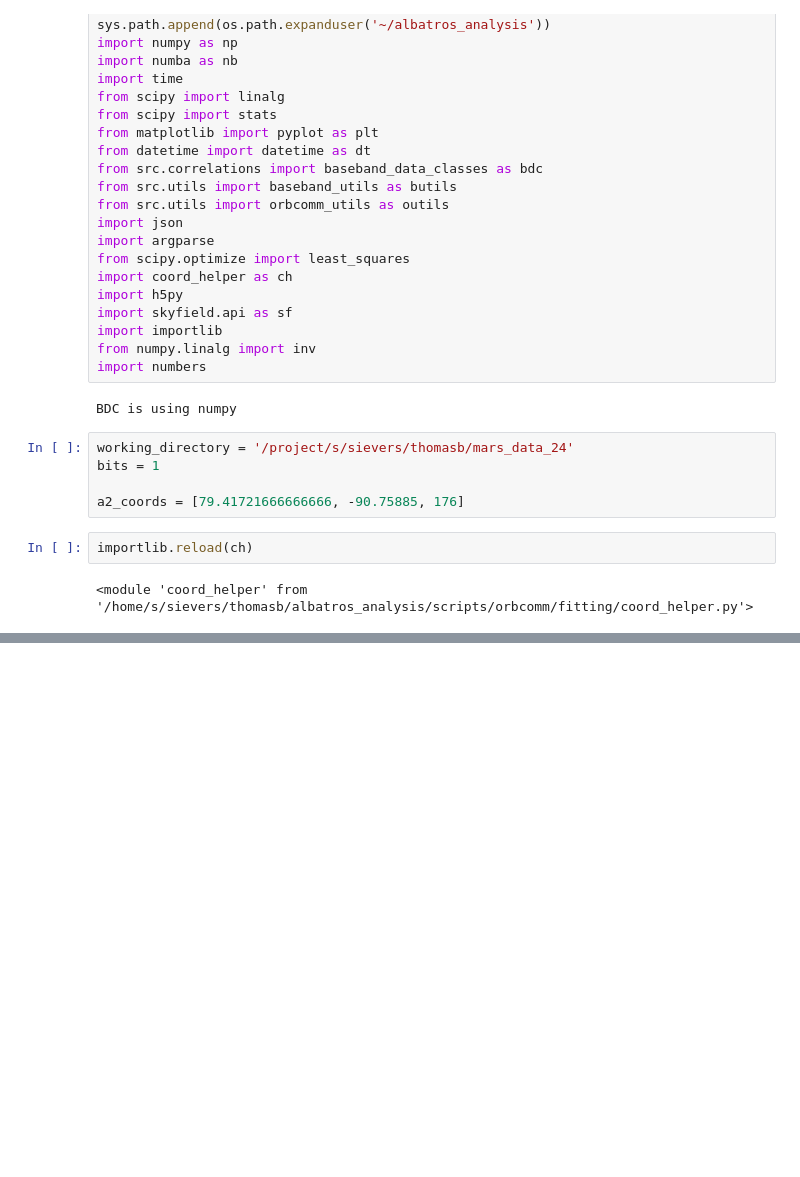
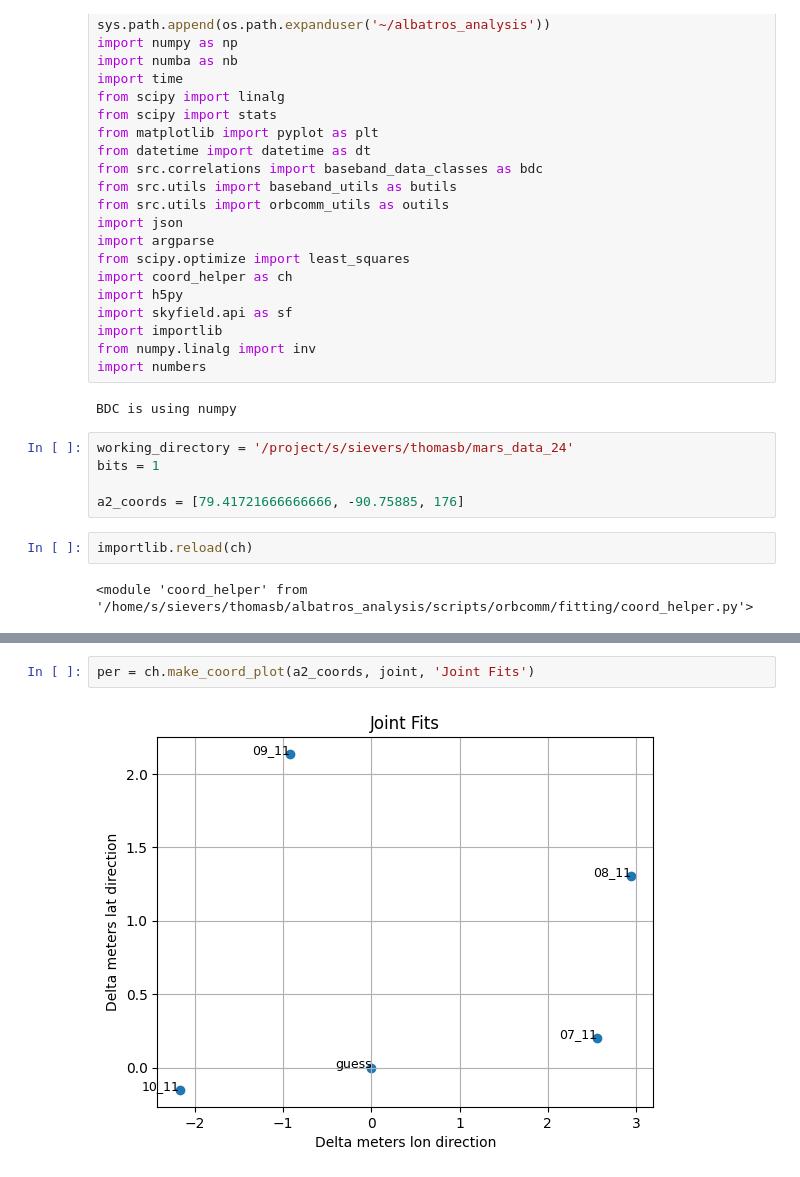
Before and after one commit to ALBATROS-Experiment/albatros_analysis, a Jupyter notebook: scripts/orbcomm/fitting/visualizer.ipynb, the cells around one changed output, grey strips where cells are left out. Drawn from its saved outputs; the diff is of its cells as text; blank space fills up the shorter version.

```diff
--- a/scripts/orbcomm/fitting/visualizer.ipynb
+++ b/scripts/orbcomm/fitting/visualizer.ipynb
@@ -35,0 +61,4 @@ importlib.reload(ch)
+# %%
+per = ch.make_coord_plot(a2_coords, joint, 'Joint Fits')
+# %% [output]
+[figure, added]
```
Also changed, not shown: parts of 13 cells of this notebook, 46 other files.
